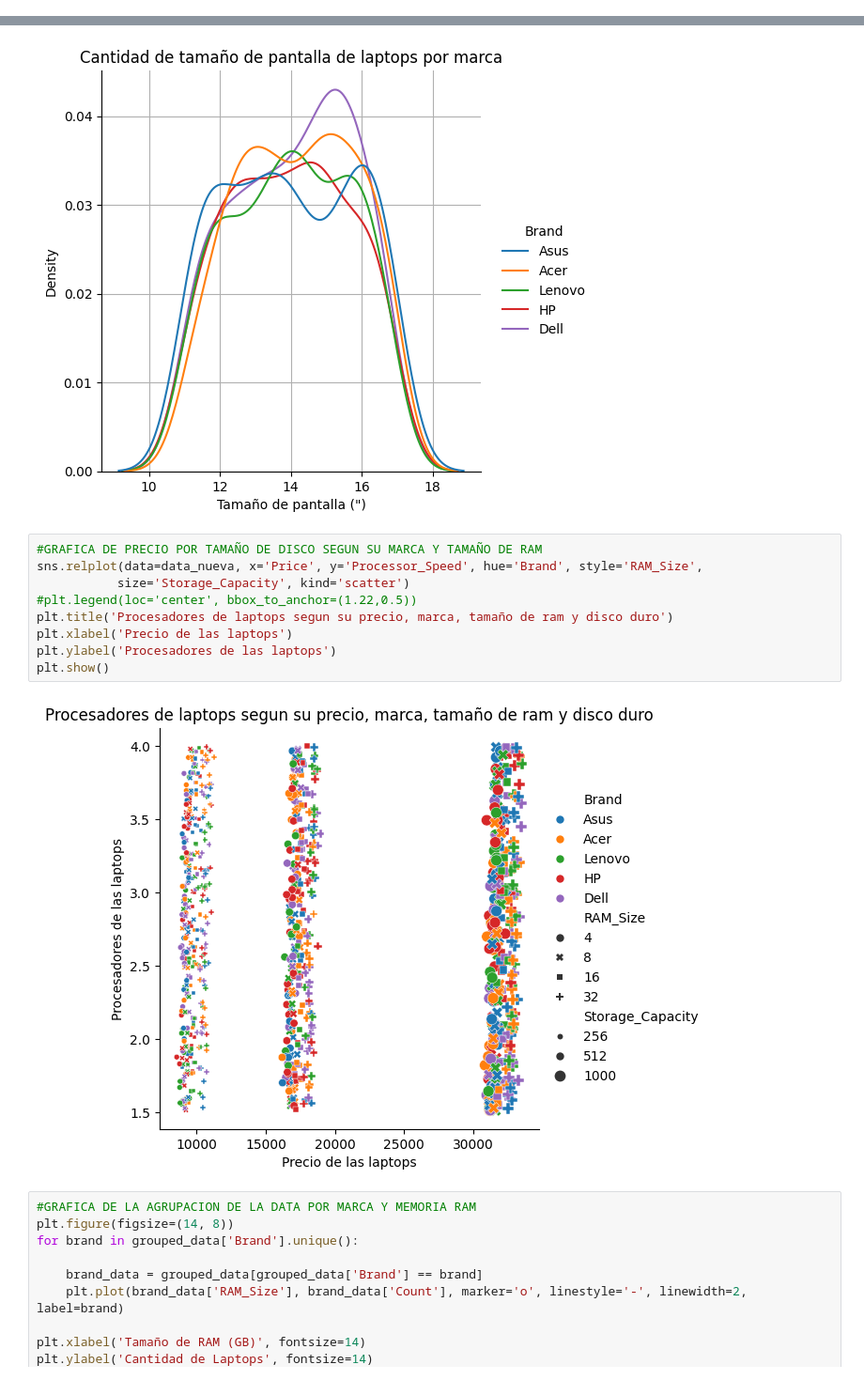
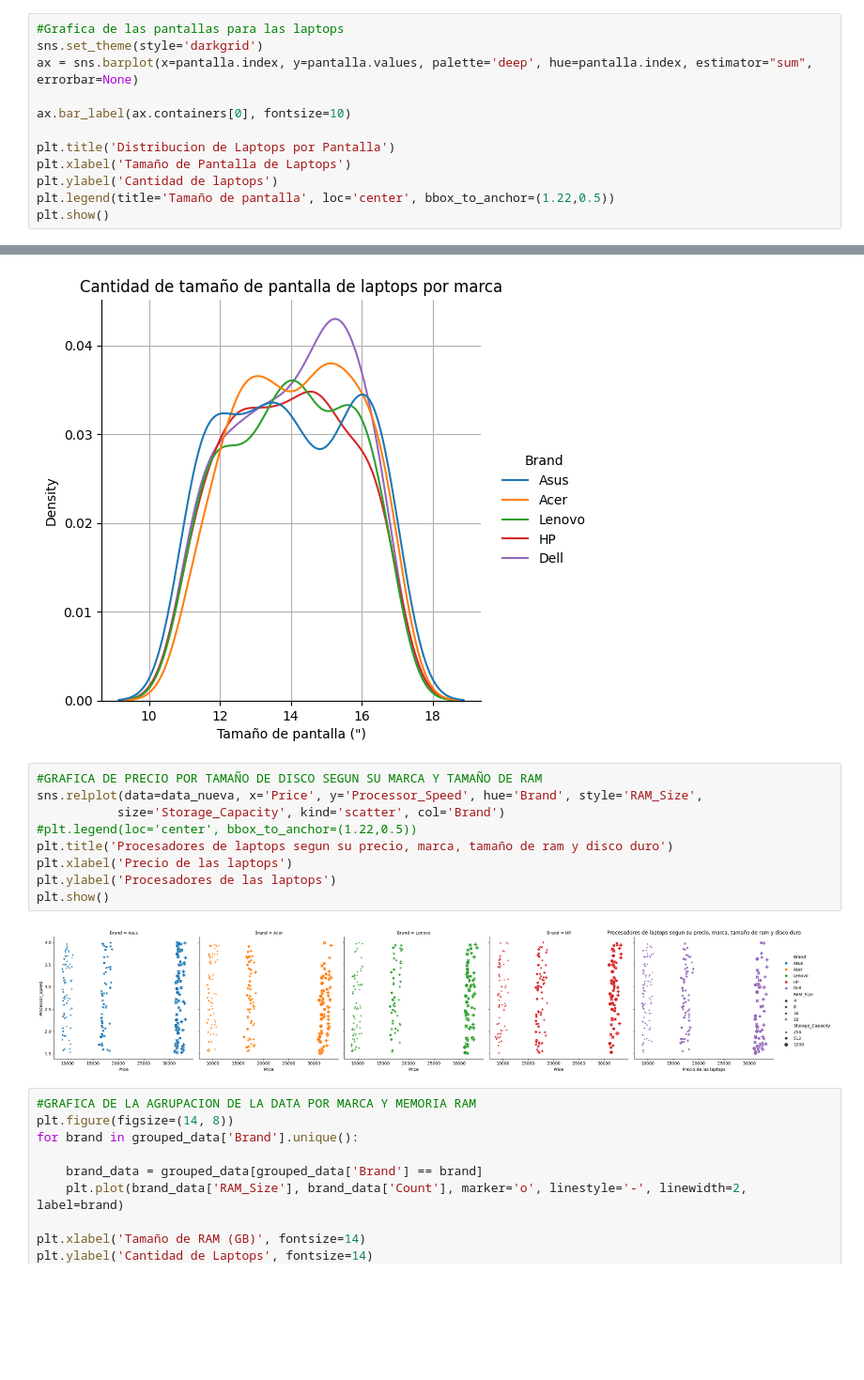
Before and after one commit to Isaac244/Proyecto_Machine_Learning, a Jupyter notebook: Proyecto-final.ipynb, the cells around one changed output, grey strips where cells are left out. Shown at 94% size. Cells and saved outputs as stored; diff of their text form; blank space fills up the shorter version.

Commit message:
Agregue data y muchas graficas

```diff
--- a/Proyecto-final.ipynb
+++ b/Proyecto-final.ipynb
@@ -220,0 +428,12 @@ plt.show()
+# %%
+#Grafica de las pantallas para las laptops
+sns.set_theme(style='darkgrid')
+ax = sns.barplot(x=pantalla.index, y=pantalla.values, palette='deep', hue=pantalla.index, estimator="sum", errorbar=None)
+
+ax.bar_label(ax.containers[0], fontsize=10)
+
+plt.title('Distribucion de Laptops por Pantalla')
+plt.xlabel('Tamaño de Pantalla de Laptops')
+plt.ylabel('Cantidad de laptops')
+plt.legend(title='Tamaño de pantalla', loc='center', bbox_to_anchor=(1.22,0.5))
+plt.show()
@@ -290,14 +525,14 @@ plt.show()
 # %%
 #GRAFICA DE PRECIO POR TAMAÑO DE DISCO SEGUN SU MARCA Y TAMAÑO DE RAM
 sns.relplot(data=data_nueva, x='Price', y='Processor_Speed', hue='Brand', style='RAM_Size',
-           size='Storage_Capacity', kind='scatter')
+           size='Storage_Capacity', kind='scatter', col='Brand')
 #plt.legend(loc='center', bbox_to_anchor=(1.22,0.5))
 plt.title('Procesadores de laptops segun su precio, marca, tamaño de ram y disco duro')
 plt.xlabel('Precio de las laptops')
 plt.ylabel('Procesadores de las laptops')
 plt.show()
 # %% [output]
-[figure, old version]
+[figure, new version]
 # %%
 #GRAFICA DE LA AGRUPACION DE LA DATA POR MARCA Y MEMORIA RAM
 plt.figure(figsize=(14, 8))
```
Also changed, not shown: parts of 32 cells of this notebook, 1 other file.
